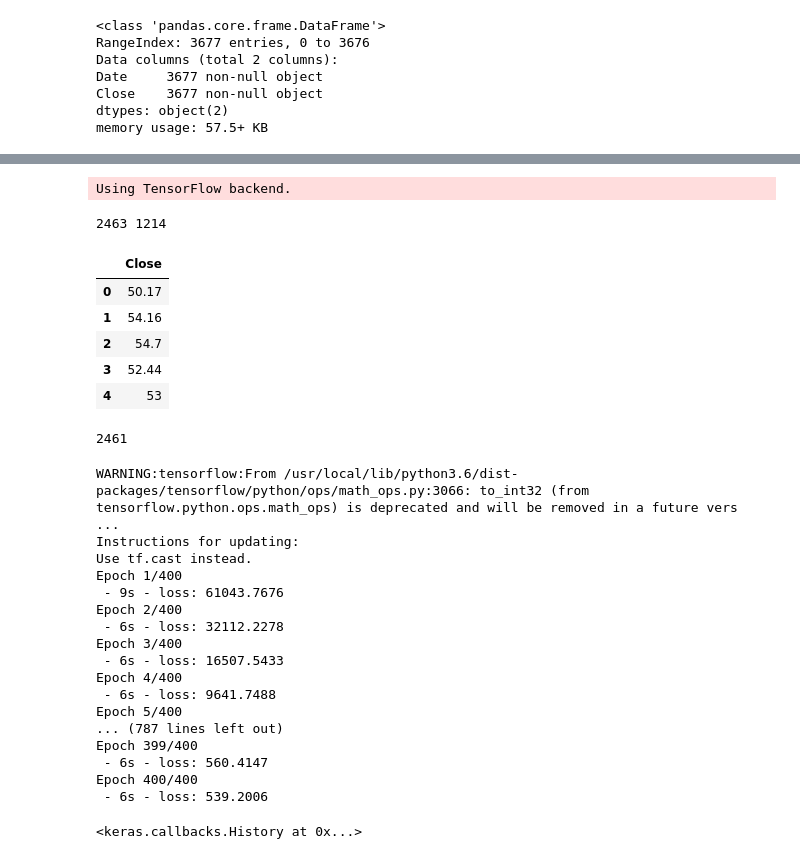
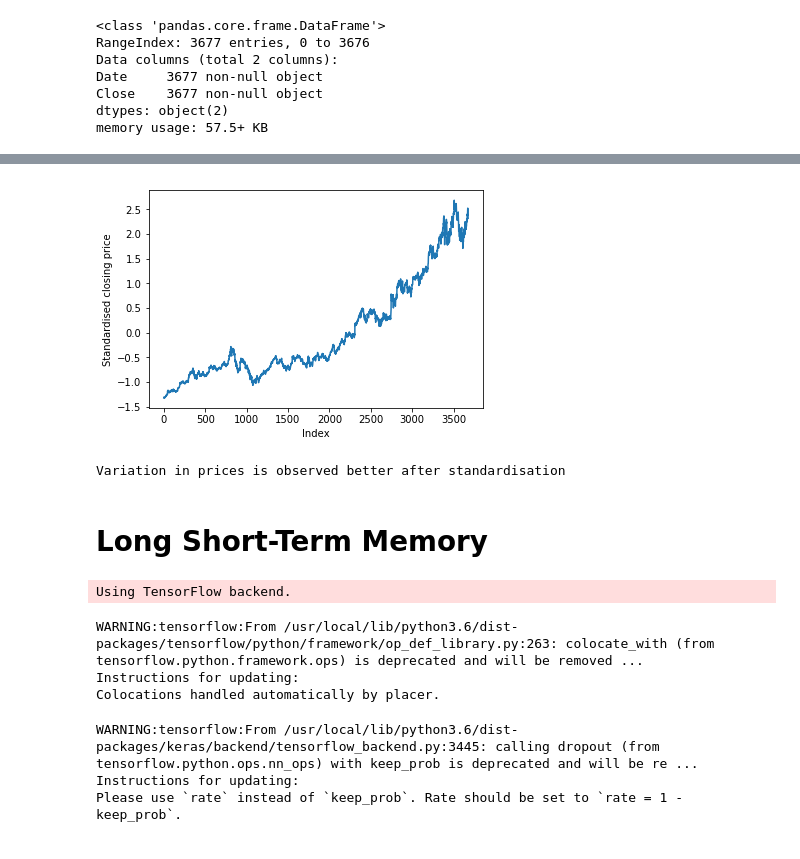
Before and after one commit to KhyatiMahendru/StockPricePrediction, a Jupyter notebook: AIProject.ipynb, the cells around one changed output, grey strips where cells are left out. Saved outputs shown, nothing was run; the diff lists cells and outputs as text; code cells hidden in the pictures.

```diff
--- a/AIProject.ipynb
+++ b/AIProject.ipynb
@@ -49,24 +76,21 @@ plt.show()
+# %%
+# visualising standardised dataset
+plt.plot(data)
+plt.xlabel('Index')
+plt.ylabel('Standardised closing price')
+plt.show()
+print("Variation in prices is observed better after standardisation")
+# %% [output]
+[figure, added]
+Variation in prices is observed better after standardisation
+# %% [markdown]
+# Long Short-Term Memory
 # %%
 from keras.layers.core import Dense, Activation, Dropout
 from keras.layers.recurrent import LSTM
 from keras.models import Sequential
 # %% [output]
 Using TensorFlow backend.
-# %%
-train_len = int(0.67 * len(data))
-train = data.iloc[0:train_len, :].drop(['Date'], axis = 1)
-test = data.iloc[train_len:, :].drop(['Date'], axis = 1).reset_index(drop = True)
-
-print(len(train), len(test))
-train.head()
-# %% [output]
-2463 1214
-|  | Close |
-| 0 | 50.17 |
-| 1 | 54.16 |
-| 2 | 54.7 |
-| 3 | 52.44 |
-| 4 | 53 |
 # %%
 # convert an array of values into a dataset matrix
 def create_dataset(dataset, look_back=1):
@@ -78,10 +102,7 @@ def create_dataset(dataset, look_back=1):
 	return np.array(dataX), np.array(dataY)
 # %%
 # reshape into X=t and Y=t+1
-look_back = 1
-trainX, trainY = create_dataset(train, look_back)
-testX, testY = create_dataset(test, look_back)
-len(trainX)
+look_back = 7
+trainX, trainY = create_dataset(trainX, look_back)
+testX, testY = create_dataset(testX, look_back)
-# %% [output]
-2461
 # %%
@@ -88,39 +110,29 @@ len(trainX)
 trainX = np.reshape(trainX, (trainX.shape[0], 1, trainX.shape[1]))
 testX = np.reshape(testX, (testX.shape[0], 1, testX.shape[1]))
 # %%
+# building the model
 model = Sequential()
 model.add(LSTM(
-        50,
-        input_shape = (1, look_back),
-        return_sequences=True))
+    input_shape = (1, look_back),
+    output_dim=50,
+    return_sequences=True))
 model.add(Dropout(0.2))
 
 model.add(LSTM(
-        100,
-        return_sequences=False))
+    100,
+    return_sequences=False))
 model.add(Dropout(0.2))
 
-model.add(Dense(1))
-model.add(Activation("linear"))
+model.add(Dense(
+    output_dim=1))
+model.add(Activation('linear'))
 
-model.compile(loss="mse", optimizer="rmsprop")
-model.fit(trainX, trainY, epochs=400, batch_size=2, verbose=2)
+# compiling model with Mean Square Error loss
+model.compile(loss='mse', optimizer='rmsprop')
 # %% [output]
-WARNING:tensorflow:From /usr/local/lib/python3.6/dist-packages/tensorflow/python/ops/math_ops.py:3066: to_int32 (from tensorflow.python.ops.math_ops) is deprecated and will be removed in a future vers ...
+WARNING:tensorflow:From /usr/local/lib/python3.6/dist-packages/tensorflow/python/framework/op_def_library.py:263: colocate_with (from tensorflow.python.framework.ops) is deprecated and will be removed ...
 Instructions for updating:
-Use tf.cast instead.
-Epoch 1/400
- - 9s - loss: 61043.7676
-Epoch 2/400
- - 6s - loss: 32112.2278
-Epoch 3/400
- - 6s - loss: 16507.5433
-Epoch 4/400
- - 6s - loss: 9641.7488
-Epoch 5/400
-... (787 lines left out)
-Epoch 399/400
- - 6s - loss: 560.4147
-Epoch 400/400
- - 6s - loss: 539.2006
+Colocations handled automatically by placer.
-<keras.callbacks.History at 0x...>
+WARNING:tensorflow:From /usr/local/lib/python3.6/dist-packages/keras/backend/tensorflow_backend.py:3445: calling dropout (from tensorflow.python.ops.nn_ops) with keep_prob is deprecated and will be re ...
+Instructions for updating:
+Please use `rate` instead of `keep_prob`. Rate should be set to `rate = 1 - keep_prob`.
```
Also changed, not shown: parts of 19 cells of this notebook.
